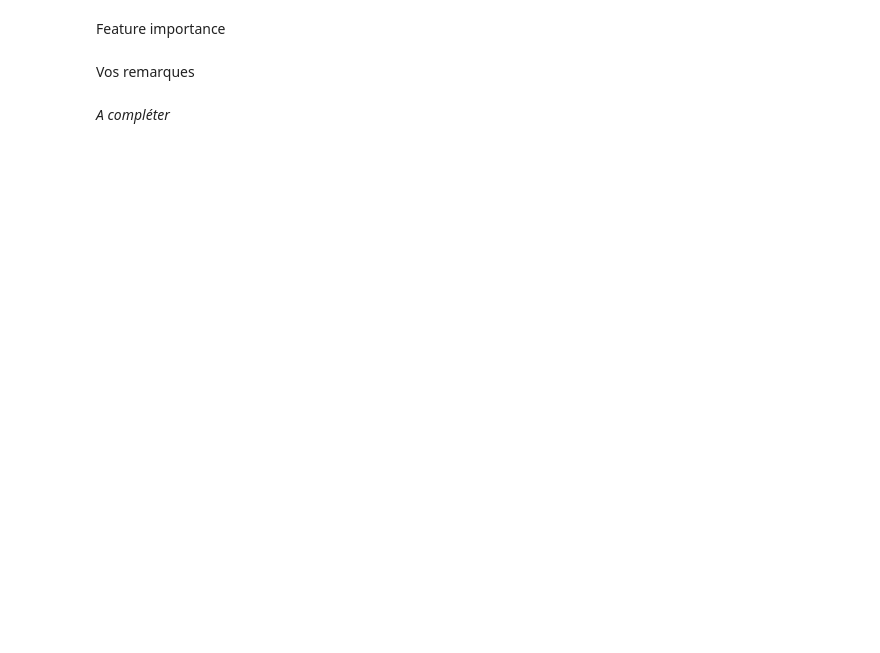
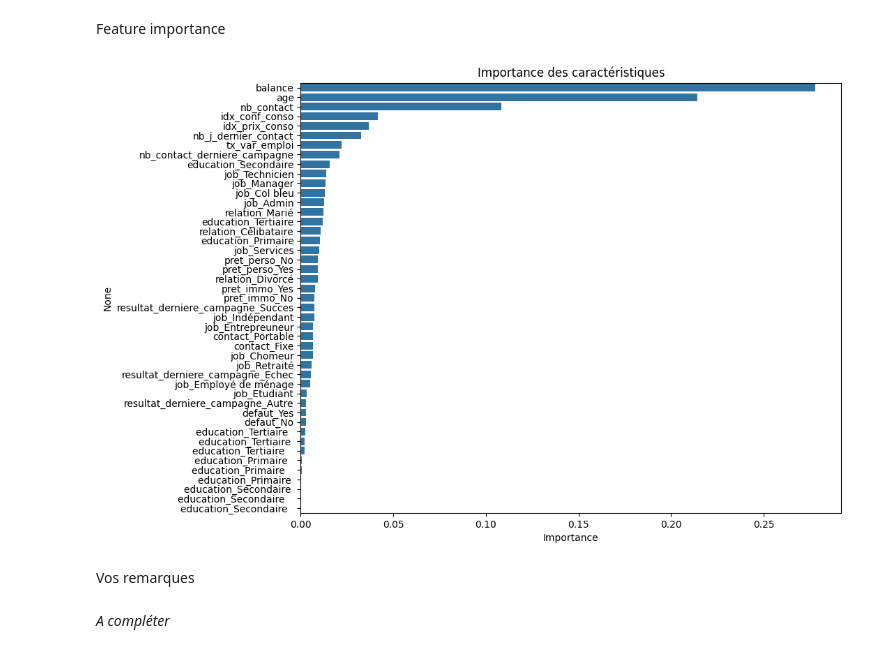
Before and after one commit to BEESPE/mle-phast, a Jupyter notebook: tps/tp_marketing-bancaire/tp_live-coding_marketing-bancaire.ipynb, the cells around one changed output. Saved outputs shown, nothing was run; the diff lists cells and outputs as text; code cells hidden in the pictures; blank space fills up the shorter version.

```diff
--- a/tps/tp_marketing-bancaire/tp_live-coding_marketing-bancaire.ipynb
+++ b/tps/tp_marketing-bancaire/tp_live-coding_marketing-bancaire.ipynb
@@ -46,0 +45,7 @@ Split
+# %%
+from sklearn.model_selection import train_test_split
+
+X = df.drop(columns=["statut", "duree_contact"])
+y = df["statut"]
+
+X_train, X_test, y_train, y_test = train_test_split(X, y, test_size=0.2, random_state=5)
@@ -55 +99,15 @@ Autres étapes du pipeline
+# %%
+from sklearn.preprocessing import StandardScaler
+from sklearn.ensemble import RandomForestClassifier
+
+std_scaler = StandardScaler()
+rf_model = RandomForestClassifier(random_state=9)
+
+global_pipeline = Pipeline(
+    steps=[
+        ("by col preprocessing", by_col_preprocessor),
+        ("scaling", std_scaler),
+        ("model", rf_model),
+    ]
+)
 # %% [markdown]
@@ -58,0 +115,2 @@ Entraînement du modèle
+# %%
+global_pipeline.fit(X_train, y_train)
@@ -71,3 +158,19 @@ Feature importance
+# %%
+import matplotlib.pyplot as plt
+import seaborn as sns
+
+importances = global_pipeline.named_steps['model'].feature_importances_
+feature_names = global_pipeline.named_steps['by col preprocessing'].transformers_[1][1]['encoder'].get_feature_names_out(cat_cols).tolist()
+feature_names = num_cols.tolist() + feature_names
+
+# Affichage de l'importance des caractéristiques
+feature_importances = pd.DataFrame(importances, index=feature_names, columns=['Importance']).sort_values(by='Importance', ascending=False)
+plt.figure(figsize=(10, 8))
+sns.barplot(x=feature_importances['Importance'], y=feature_importances.index)
+plt.title("Importance des caractéristiques")
+plt.show()
+# %% [output]
+[figure, added]
 # %% [markdown]
 Vos remarques
 # %% [markdown]
```
Also changed, not shown: parts of 15 cells of this notebook, 1 other file.
